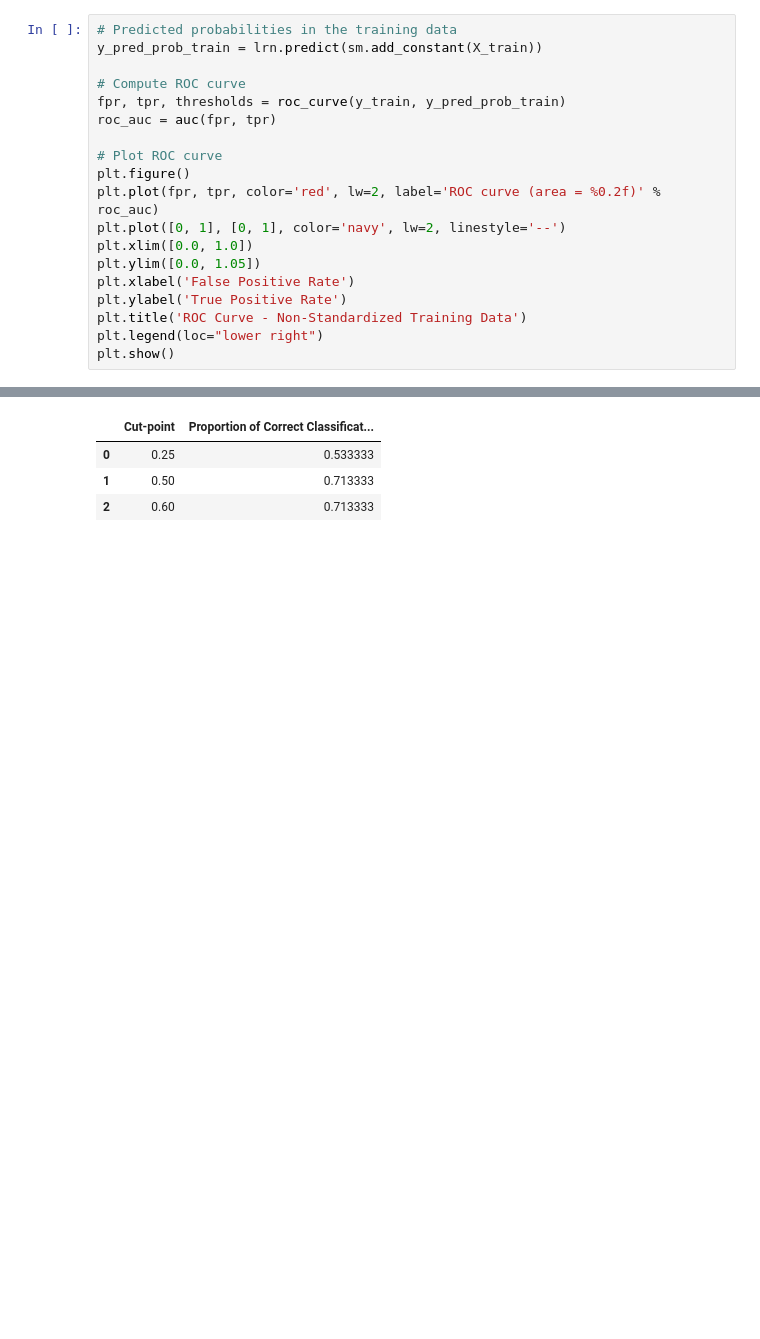
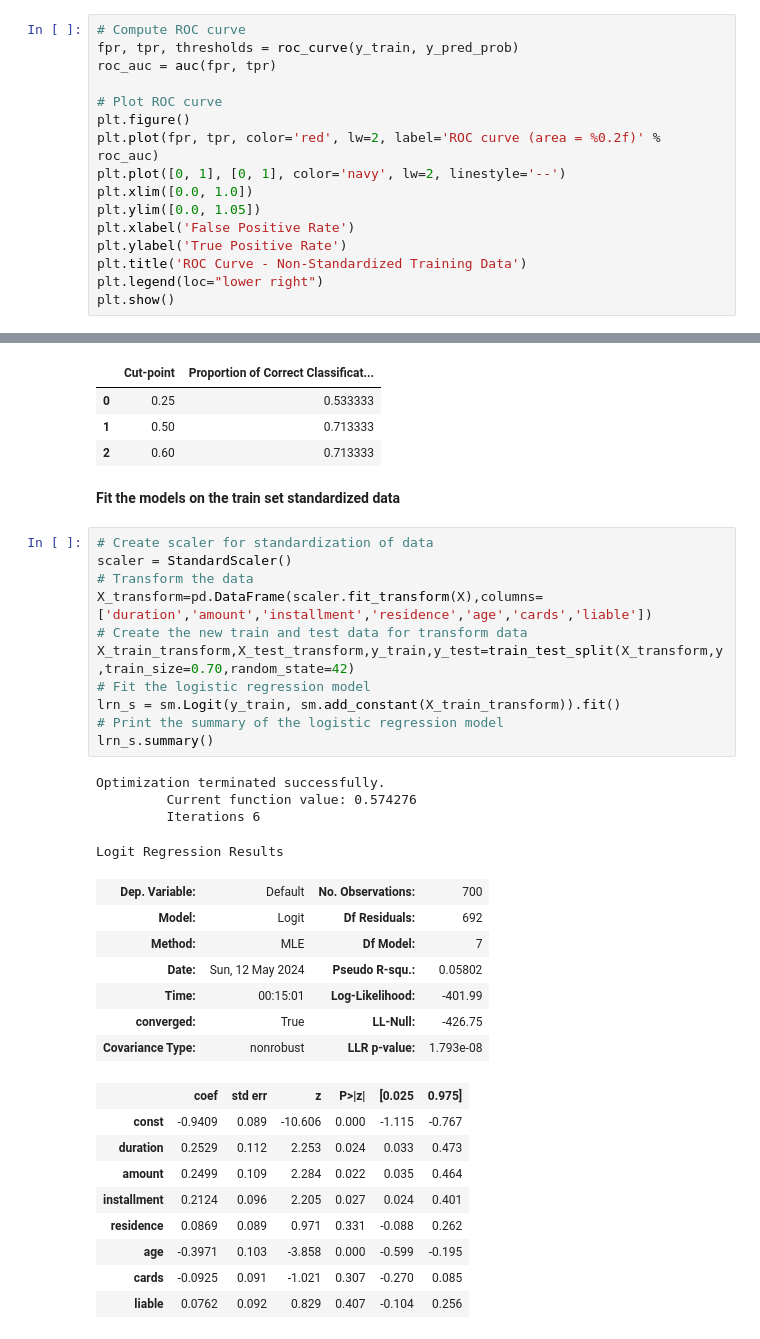
Before and after one commit to elgunismayil0v/Reproducible-Research_Project, a Jupyter notebook: notebooks/Logistic regresion.ipynb, the cells around one changed output, grey strips where cells are left out. Saved outputs shown, nothing was run; the diff lists cells and outputs as text; blank space fills up the shorter version.

```diff
--- a/notebooks/Logistic regresion.ipynb
+++ b/notebooks/Logistic regresion.ipynb
@@ -116,11 +116,8 @@ top_10_pred_y
 
 Roc curve shape is almost the same as the original project's curve. Our team also added calculations of under the curve.
 # %%
-# Predicted probabilities in the training data
-y_pred_prob_train = lrn.predict(sm.add_constant(X_train))
-
 # Compute ROC curve
-fpr, tpr, thresholds = roc_curve(y_train, y_pred_prob_train)
+fpr, tpr, thresholds = roc_curve(y_train, y_pred_prob)
 roc_auc = auc(fpr, tpr)
 
 # Plot ROC curve
@@ -206,3 +203,37 @@ pd.DataFrame(results2)
 | 0 | 0.25 | 0.533333 |
 | 1 | 0.50 | 0.713333 |
 | 2 | 0.60 | 0.713333 |
+# %% [markdown]
+**Fit the models on the train set standardized data**
+# %%
+# Create scaler for standardization of data
+scaler = StandardScaler()
+# Transform the data
+X_transform=pd.DataFrame(scaler.fit_transform(X),columns=['duration','amount','installment','residence','age','cards','liable'])
+# Create the new train and test data for transform data
+X_train_transform,X_test_transform,y_train,y_test=train_test_split(X_transform,y,train_size=0.70,random_state=42)
+# Fit the logistic regression model
+lrn_s = sm.Logit(y_train, sm.add_constant(X_train_transform)).fit()
+# Print the summary of the logistic regression model
+lrn_s.summary()
+# %% [output]
+Optimization terminated successfully.
+         Current function value: 0.574276
+         Iterations 6
+Logit Regression Results
+| Dep. Variable: | Default | No. Observations: | 700 |
+| Model: | Logit | Df Residuals: | 692 |
+| Method: | MLE | Df Model: | 7 |
+| Date: | Sun, 12 May 2024 | Pseudo R-squ.: | 0.05802 |
+| Time: | 00:15:01 | Log-Likelihood: | -401.99 |
+| converged: | True | LL-Null: | -426.75 |
+| Covariance Type: | nonrobust | LLR p-value: | 1.793e-08 |
+|  | coef | std err | z | P>|z| | [0.025 | 0.975] |
+| const | -0.9409 | 0.089 | -10.606 | 0.000 | -1.115 | -0.767 |
+| duration | 0.2529 | 0.112 | 2.253 | 0.024 | 0.033 | 0.473 |
+| amount | 0.2499 | 0.109 | 2.284 | 0.022 | 0.035 | 0.464 |
+| installment | 0.2124 | 0.096 | 2.205 | 0.027 | 0.024 | 0.401 |
+| residence | 0.0869 | 0.089 | 0.971 | 0.331 | -0.088 | 0.262 |
+| age | -0.3971 | 0.103 | -3.858 | 0.000 | -0.599 | -0.195 |
+| cards | -0.0925 | 0.091 | -1.021 | 0.307 | -0.270 | 0.085 |
+| liable | 0.0762 | 0.092 | 0.829 | 0.407 | -0.104 | 0.256 |
```
Also changed, not shown: parts of 13 cells of this notebook.
